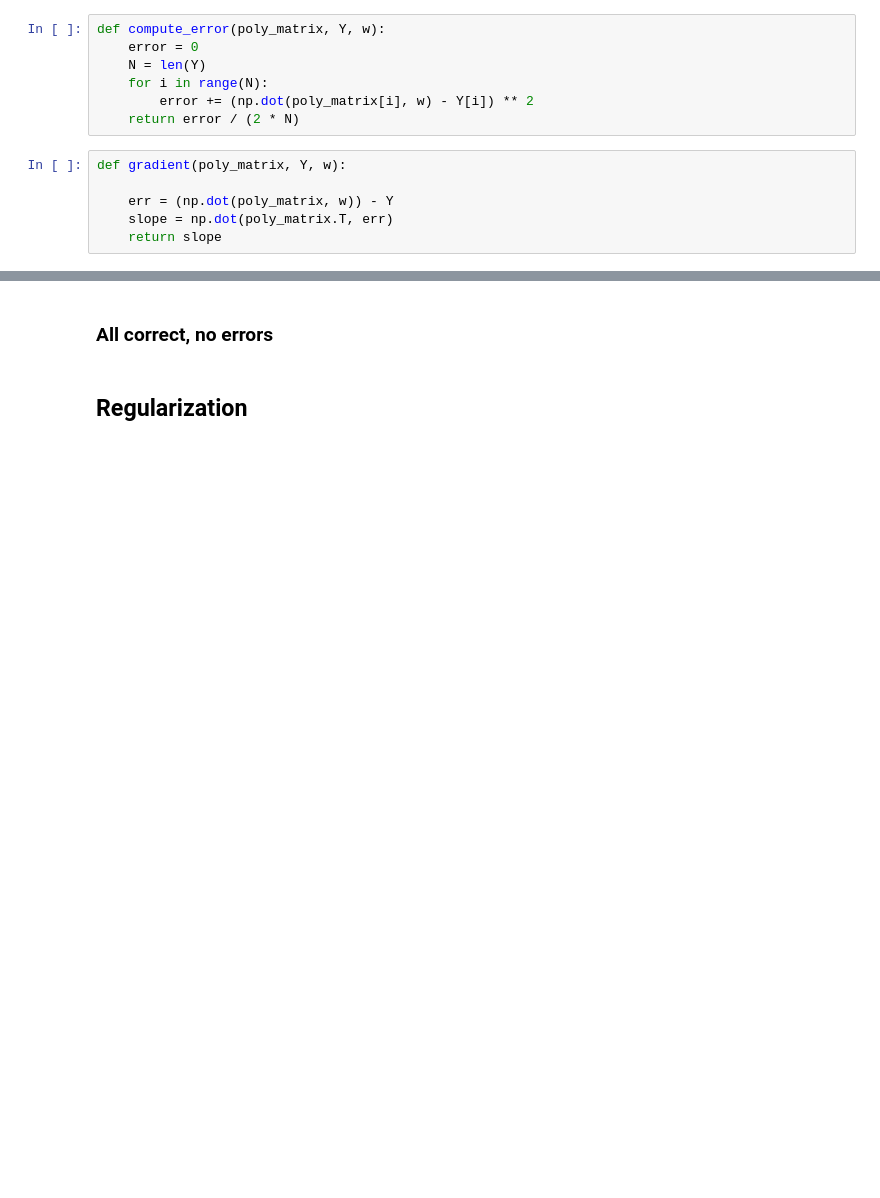
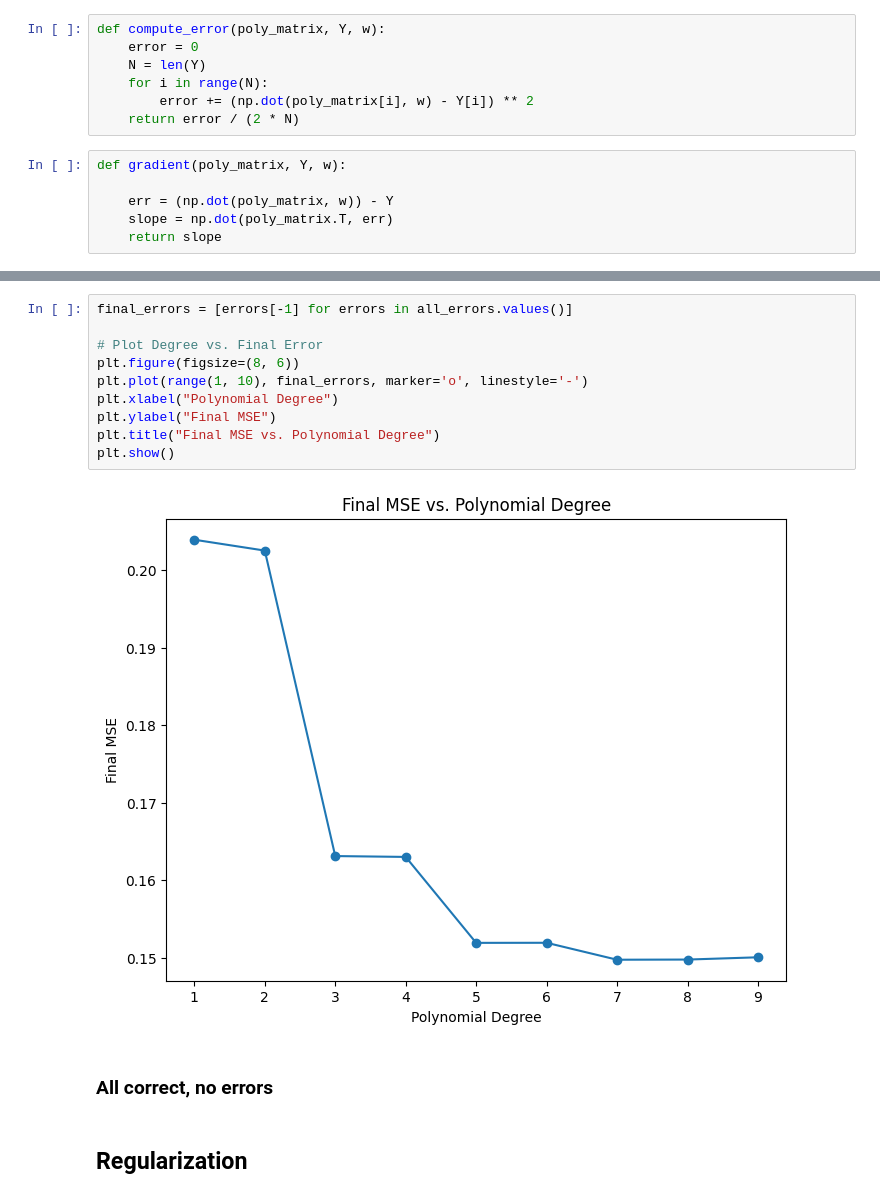
Before and after one commit to RastogiAdit/FODS-Assignment_1, a Jupyter notebook: Assignment-1.ipynb, the cells around one changed output, grey strips where cells are left out. Drawn from its saved outputs; the diff is of its cells as text; blank space fills up the shorter version.

```diff
--- a/Assignment-1.ipynb
+++ b/Assignment-1.ipynb
@@ -133,3 +133,15 @@ plt.show()
+# %%
+final_errors = [errors[-1] for errors in all_errors.values()]
+
+# Plot Degree vs. Final Error
+plt.figure(figsize=(8, 6))
+plt.plot(range(1, 10), final_errors, marker='o', linestyle='-')
+plt.xlabel("Polynomial Degree")
+plt.ylabel("Final MSE")
+plt.title("Final MSE vs. Polynomial Degree")
+plt.show()
+# %% [output]
+[figure, added]
 # %% [markdown]
 ### All correct, no errors
 # %% [markdown]
```
Also changed, not shown: parts of 12 cells of this notebook.
